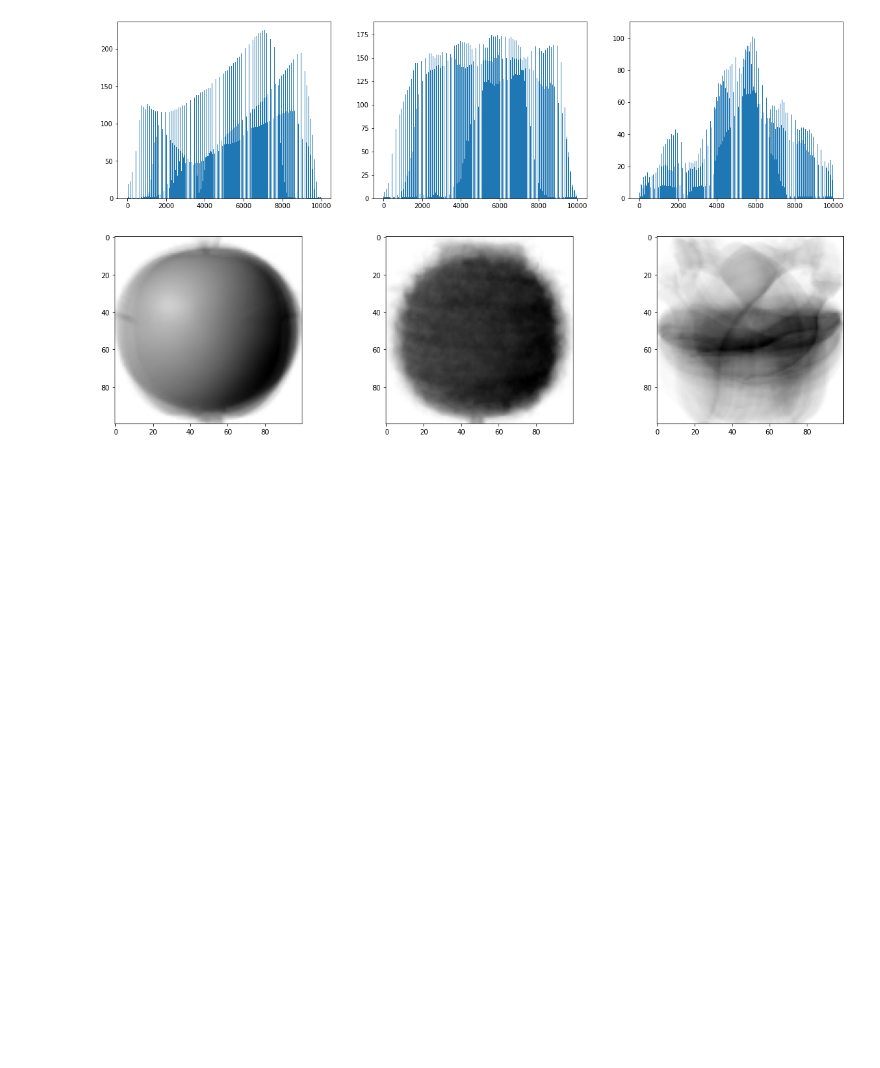
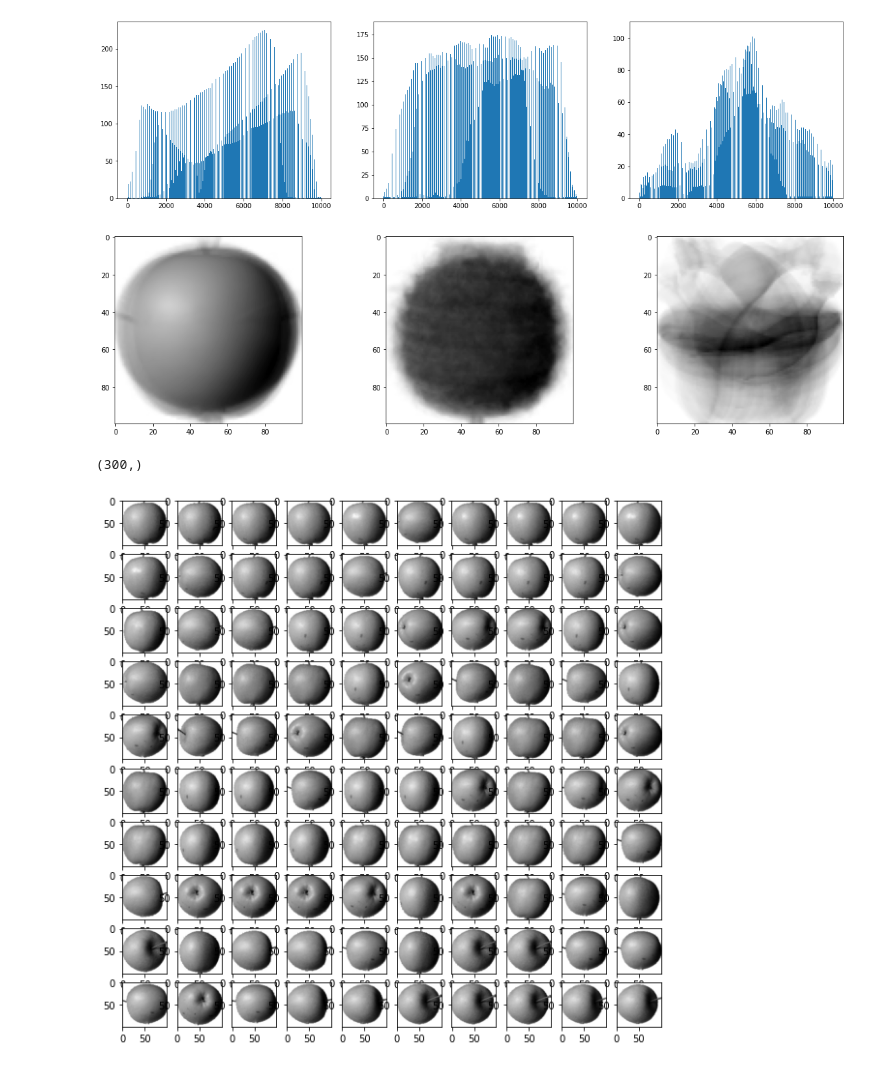
Before and after one commit to gang7994/MachineLearning-DeepLearning, a Jupyter notebook: 6-1.ipynb, the cells around one changed output. Cells and saved outputs as stored; diff of their text form; code cells hidden in the pictures; blank space fills up the shorter version.

```diff
--- a/6-1.ipynb
+++ b/6-1.ipynb
@@ -89,3 +89,19 @@ axs[2].imshow(banana_mean, cmap='gray_r')
 plt.show()
 # %% [output]
 [figure]
+# %%
+abs_diff = np.abs(fruits - apple_mean)
+abs_mean = np.mean(abs_diff, axis=(1,2))
+print(abs_mean.shape)
+# %% [output]
+(300,)
+# %%
+apple_index = np.argsort(abs_mean)[:100]
+fig, axs = plt.subplots(10, 10, figsize=(10,10))
+for i in range(10):
+    for j in range(10):
+        axs[i,j].imshow(fruits[apple_index[i*10 +j]], cmap='gray_r')
+
+plt.show()
+# %% [output]
+[figure, added]
```
